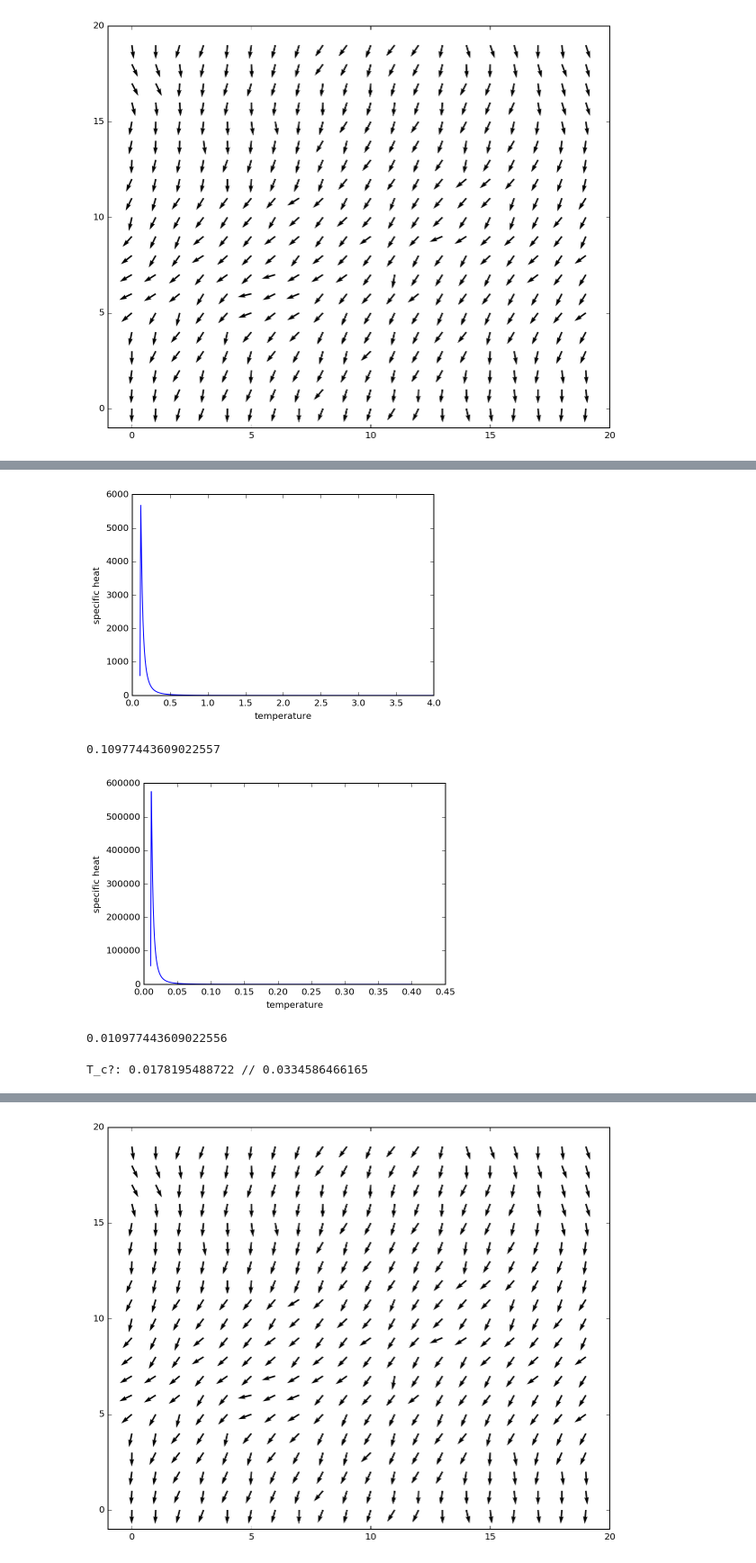
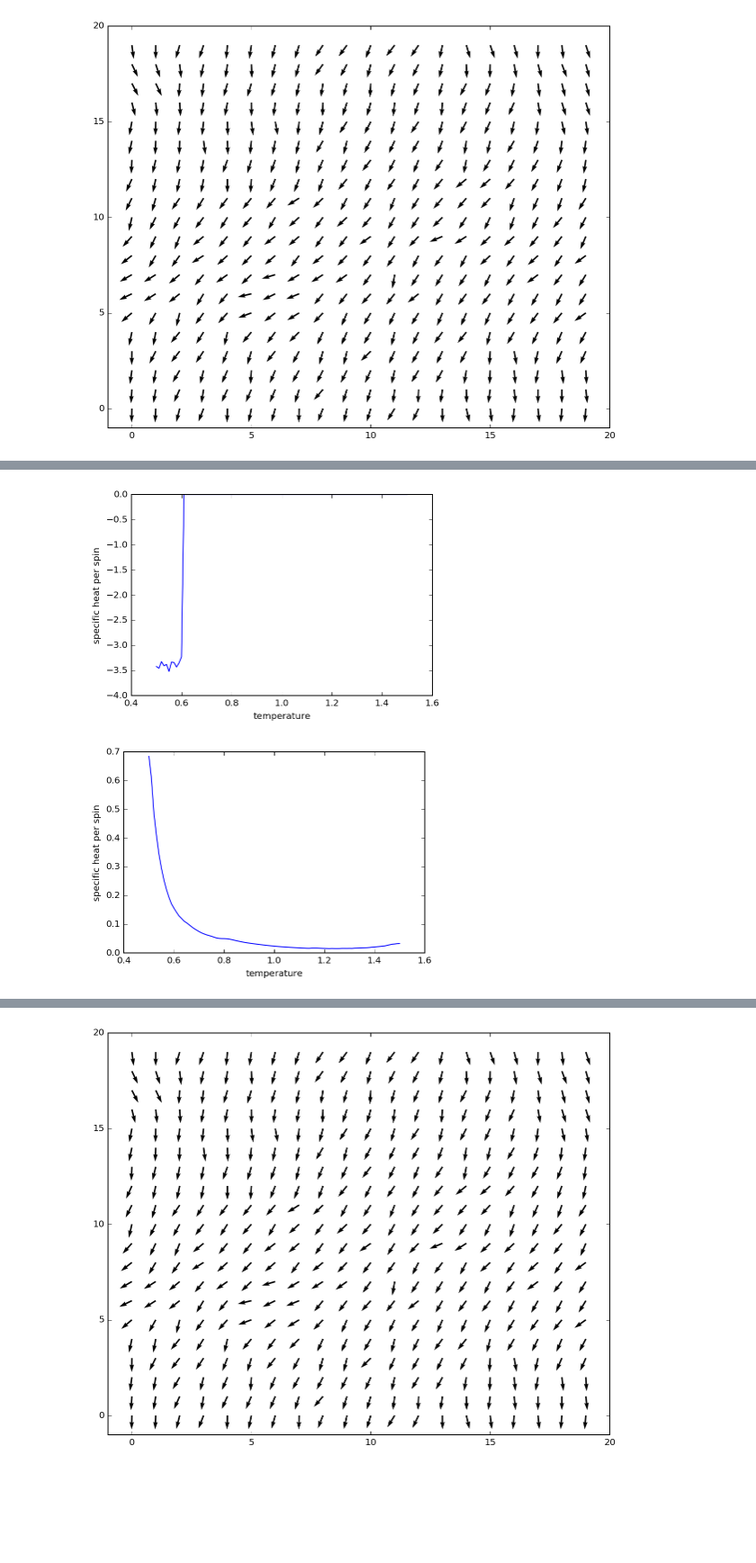
Before and after one commit to kaitshin/PHYSICS113-final-project, a Jupyter notebook: XY_Model.ipynb, the cells around one changed output, grey strips where cells are left out. Shown at 90% size. Cells and saved outputs as stored; diff of their text form; code cells hidden in the pictures; blank space fills up the shorter version.

```diff
--- a/XY_Model.ipynb
+++ b/XY_Model.ipynb
@@ -275,7 +285,7 @@ def simulate(nsteps, nper_step, grid, J, H_mtx, H, T, rs, H_vals):
 L = 20
 T = 0.1 # = 1/beta
 J = 1
-nsteps = 500
+nsteps = 3000
 nper_step = 100
 
 
@@ -291,8 +301,8 @@ H_mtx = init_H_matrix(grid, J)
 H = np.sum(H_mtx)/2
 H_vals= [H]
 
-for T in T_vals:
-    H_vals = simulate(nsteps, nper_step, grid, 1, H_mtx, H, T, rs, H_vals)
-    specific_heats.append(get_specific_heat(H_vals, T, L*L))
+# for T in T_vals:
+#     H_vals = simulate(nsteps, nper_step, grid, 1, H_mtx, H, T, rs, H_vals)
+#     specific_heats.append(get_specific_heat(H_vals, T, L*L))
 
-specific_heats = np.array(specific_heats)
+# specific_heats = np.array(specific_heats)
@@ -298,0 +311,22 @@ specific_heats = np.array(specific_heats)
+# %%
+L = 10
+nsteps = 1000
+nper_step = 100
+
+
+rs=np.random.RandomState(seed=7675)
+grid = rs.rand(*(L,L))
+H_mtx = init_H_matrix(grid, J)
+H = np.sum(H_mtx)/2
+H_vals= [H]
+
+
+# number of sweeps to average over
+n = 10*L
+
+# factors for averaging
+n1 = 1.0/(n * L**2)
+n2 = 1.0/(n**2 * L**2)
+
+
+temps = np.arange(0.5, 1.51, .01)
@@ -299,30 +418,16 @@ specific_heats = np.array(specific_heats)
 # %%
-# T = [0.1, 4.0]
-plt.plot(T_vals, specific_heats)
+# T = [0.5, 1.5]
+plt.plot(temps, eneps_list8)
 plt.xlabel('temperature')
-plt.ylabel('specific heat')
+plt.ylabel('specific heat per spin')
 plt.show()
 # %% [output]
-[figure, old version]
+[figure, new version]
-# %%
-T_vals[np.argmax(specific_heats)]
-# %% [output]
-0.10977443609022557
 # %%
-# T = [0.01, 0.4]
-plt.plot(T_vals, specific_heats)
+# T = [0.5, 1.5]
+plt.plot(temps, specific_heats10)
 plt.xlabel('temperature')
-plt.ylabel('specific heat')
-# plt.axvline(T_vals[np.argmax(specific_heats), 0], color='b', linestyle='dashed', linewidth=2)
+plt.ylabel('specific heat per spin')
 plt.show()
 # %% [output]
-[figure, old version]
+[figure, new version]
-# %%
-T_vals[np.argmax(specific_heats)]
-# %% [output]
-0.010977443609022556
-# %%
-# specific_heats[8]
-print 'T_c?:', T_vals[8], '//', T_vals[np.where(specific_heats>17)[0][0]]
-# %% [output]
-T_c?: 0.0178195488722 // 0.0334586466165
```
Also changed, not shown: parts of 14 cells of this notebook.
